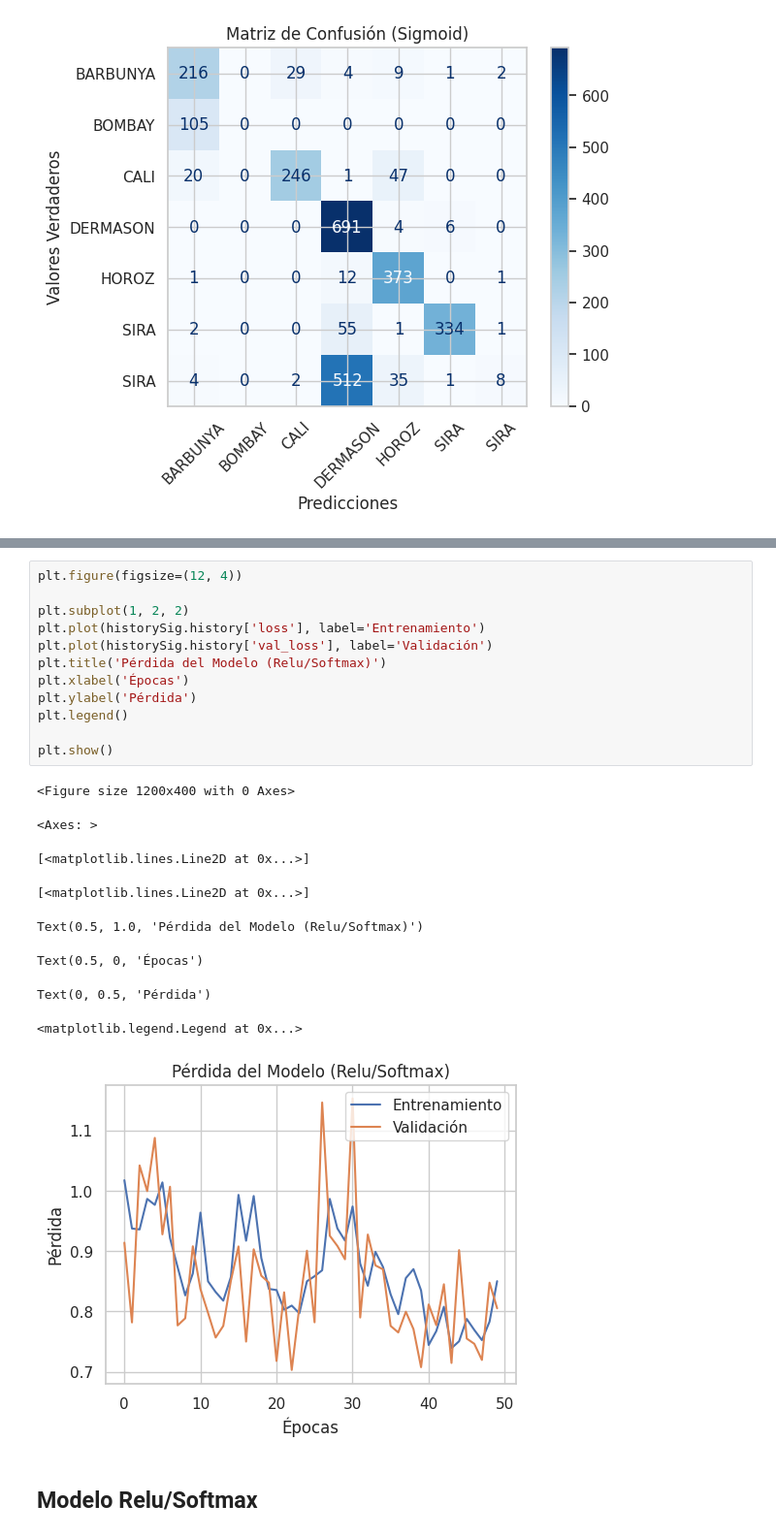
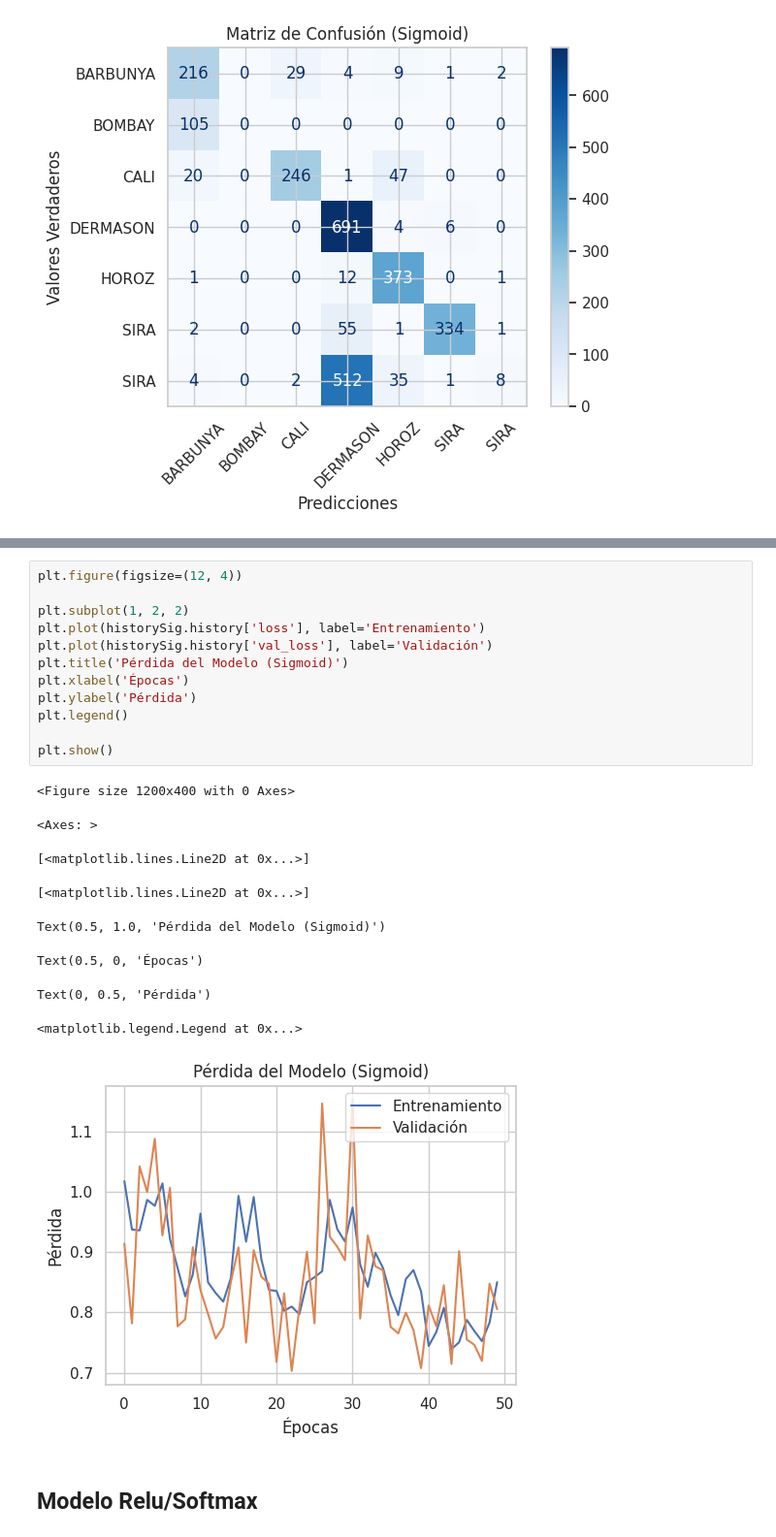
Before and after one commit to slugcraft/DryBeansClassification, a Jupyter notebook: DryBeansClassification.ipynb, the cells around one changed output, grey strips where cells are left out. Shown at 97% size. Drawn from its saved outputs; the diff is of its cells as text.

```diff
--- a/DryBeansClassification.ipynb
+++ b/DryBeansClassification.ipynb
@@ -296,25 +296,25 @@ Text(0, 0.5, 'Precisión')
 # %%
 plt.figure(figsize=(12, 4))
 
 plt.subplot(1, 2, 2)
 plt.plot(historySig.history['loss'], label='Entrenamiento')
 plt.plot(historySig.history['val_loss'], label='Validación')
-plt.title('Pérdida del Modelo (Relu/Softmax)')
+plt.title('Pérdida del Modelo (Sigmoid)')
 plt.xlabel('Épocas')
 plt.ylabel('Pérdida')
 plt.legend()
 
 plt.show()
 # %% [output]
 <Figure size 1200x400 with 0 Axes>
 <Axes: >
 [<matplotlib.lines.Line2D at 0x...>]
 [<matplotlib.lines.Line2D at 0x...>]
-Text(0.5, 1.0, 'Pérdida del Modelo (Relu/Softmax)')
+Text(0.5, 1.0, 'Pérdida del Modelo (Sigmoid)')
 Text(0.5, 0, 'Épocas')
 Text(0, 0.5, 'Pérdida')
 <matplotlib.legend.Legend at 0x...>
-[figure, old version]
+[figure, new version]
 # %% [markdown]
 ## **Modelo Relu/Softmax**
 # %%
```
Also changed, not shown: parts of 1 cell of this notebook.
